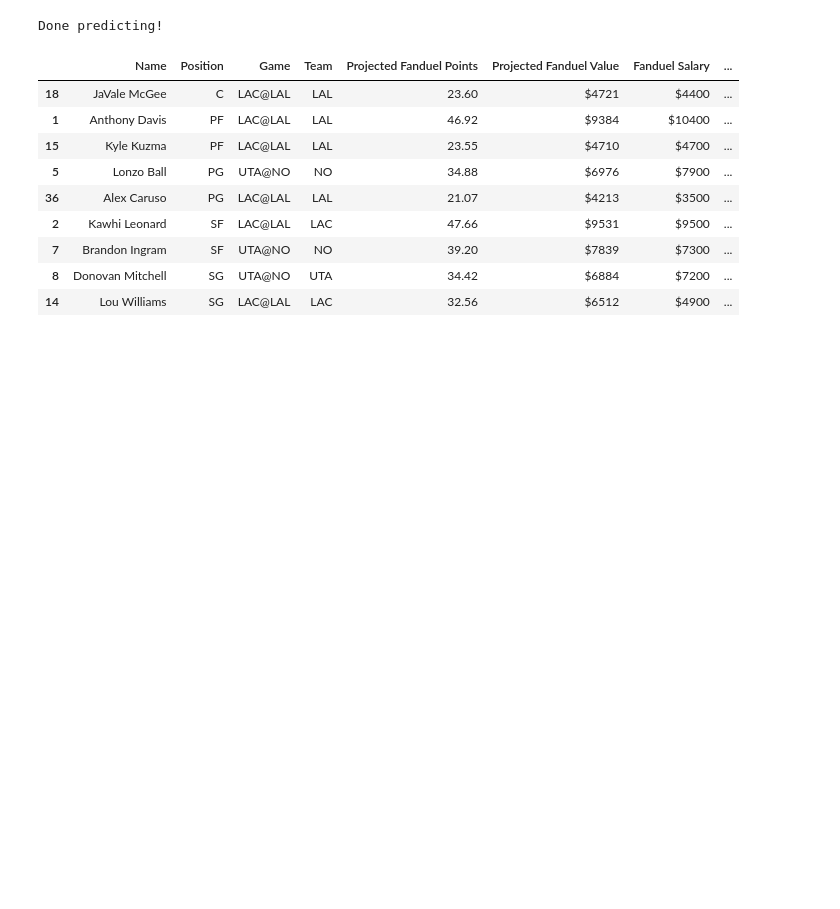
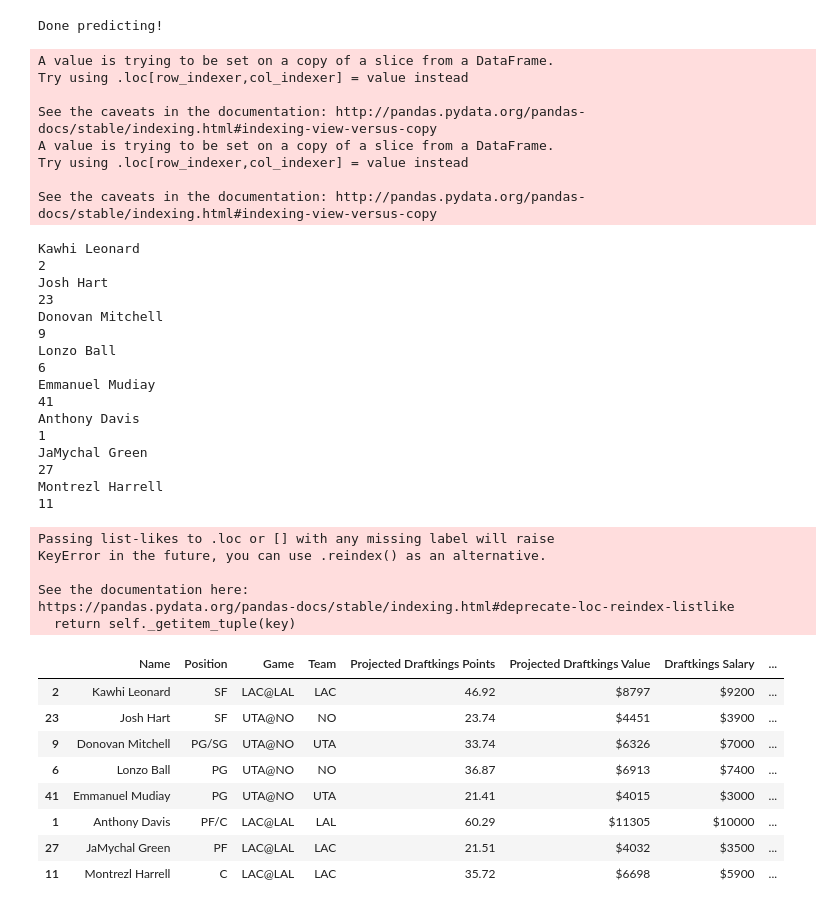
Before and after one commit to Shaviv-Hoffman-Lowitz/Sports-Analytics-Group-at-Berkeley-Machine-Learning-Project, a Jupyter notebook: final_model.ipynb, the cells around one changed output. Cells and saved outputs as stored; diff of their text form; code cells hidden in the pictures; blank space fills up the shorter version.

```diff
--- a/final_model.ipynb
+++ b/final_model.ipynb
@@ -709,7 +811,7 @@ def optimal_lineup_fanduel_games(game_date, predictions, fanduel_csv, players_ou
         if predictions.loc[i, "name"] in difficult_names_map_fanduel.keys():
             n = predictions.loc[i, "name"]
             predictions.loc[i, "name"] = difficult_names_map_fanduel[n]
-    fanduel_data_with_predictions = fanduel_data.merge(predictions, left_on = "Nickname", right_on = "name").fillna("")
+    fanduel_data_with_predictions = fanduel_data.merge(predictions, left_on = "Nickname", right_on = "name").fillna(" ")
     fanduel_data_with_predictions["FPPG"] = fanduel_data_with_predictions["FPPG"].round(2)
     fanduel_data_with_predictions["Value above Market Value"] = fanduel_data_with_predictions["projected_value"] - fanduel_data_with_predictions["Salary"]
     fanduel_data_with_predictions["Value above Market Value"] = np.where(fanduel_data_with_predictions["Value above Market Value"] < 0, '-$' + fanduel_data_with_predictions["Value above Market Value"].astype(str).str[1:], '$' + fanduel_data_with_predictions["Value above Market Value"].astype(str))
@@ -725,12 +827,12 @@ def optimal_lineup_fanduel_games(game_date, predictions, fanduel_csv, players_ou
     data_to_feed = pd.DataFrame(data = {'players': players, 'positions': positions, 'values': values, 'costs': costs})
     optimal_lineup = [n.replace("_", " ") for n in generate_optimal_lineup(players, positions, values, costs, 60000)]
     for i in range(len(optimal_lineup)):
-        if optimal_lineup[i] in ["Kentavious Caldwell Pope"]:
-            optimal_lineup[i] = "Kentavious Caldwell-Pope"
+        if optimal_lineup[i] in punctuation_names.keys():
+            optimal_lineup[i] = punctuation_names[optimal_lineup[i]]
     fanduel_data_with_predictions_injuries["projected_value"] = ['$' + str(s) for s in fanduel_data_with_predictions_injuries["projected_value"]]
     fanduel_data_with_predictions_injuries["Salary"] = ['$' + str(s) for s in fanduel_data_with_predictions_injuries["Salary"]]
     projs_in_optimal = [(fanduel_data_with_predictions_injuries.loc[i, "Nickname"] in optimal_lineup) for i in fanduel_data_with_predictions_injuries.index]
-    lineup_return = fanduel_data_with_predictions_injuries[projs_in_optimal].sort_values(by=["Position"])
+    lineup_return = fanduel_data_with_predictions_injuries[projs_in_optimal].sort_values(by=["Position"], ascending = False)
     lineup_return = lineup_return.loc[:, ["Nickname", "Position", "Game", "Team", 'projected_points', 'projected_value', "Salary", "Value above Market Value", 'projected_points_draftkings', 'projected_value_draftkings', "FPPG", '10_game_average', '3_game_average', "Injury Indicator", "Injury Details", "minutes", "made_two_point_field_goals", 'made_three_point_field_goals',
        'made_free_throws', 'rebounds', 'assists', 'blocks', 'steals', 'turnovers','hot', 'cold']]
     lineup_return.columns = ["Name", "Position", "Game", "Team", 'Projected Fanduel Points', 'Projected Fanduel Value', "Fanduel Salary",  "Value above Fanduel Value", 'Projected Draftkings Points', 'Projected Draftkings Value', "FPPG (Fanduel)", '10 Game Average (Fanduel)', '3 Game Average (Fanduel)', "Injury Indicator", "Injury Details", "Minutes", "2PT FG", '3PT FG',
@@ -774,18 +876,18 @@ def optimal_lineup_draftkings_games(game_date, predictions, draftkings_csv, play
     data_to_feed = pd.DataFrame(data = {'players': players, 'positions': positions_as_lists, 'values': values, 'costs': costs})
     optimal_lineup = [n.replace("_", " ") for n in generate_optimal_lineup_draftkings(players, positions_as_lists, values, costs, 50000)]
     for i in range(len(optimal_lineup)):
-        if optimal_lineup[i] in ["Kentavious Caldwell Pope"]:
-            optimal_lineup[i] = "Kentavious Caldwell-Pope"
+        if optimal_lineup[i] in punctuation_names.keys():
+            optimal_lineup[i] = punctuation_names[optimal_lineup[i]]
     draftkings_data_with_predictions_injuries["projected_value_draftkings"] = ['$' + str(s) for s in draftkings_data_with_predictions_injuries["projected_value_draftkings"]]
     draftkings_data_with_predictions_injuries["Salary"] = ['$' + str(s) for s in draftkings_data_with_predictions_injuries["Salary"]]
     projs_in_optimal = [(draftkings_data_with_predictions_injuries.loc[i, "Name"] in optimal_lineup) for i in draftkings_data_with_predictions_injuries.index]
-    lineup_return = draftkings_data_with_predictions_injuries[projs_in_optimal].sort_values(by=["Position"])
+    lineup_return = draftkings_data_with_predictions_injuries[projs_in_optimal].sort_values(by=["Position"], ascending = False)
     lineup_return = lineup_return.loc[:, ["Name", "Position", "Game Info", "TeamAbbrev", 'projected_points', 'projected_value', 'projected_points_draftkings', 'projected_value_draftkings', "Salary", "Value above Market Value", "AvgPointsPerGame", '10_game_average', '3_game_average', "Injury Indicator", "Injury Details", "minutes", "made_two_point_field_goals", 'made_three_point_field_goals',
-       'made_free_throws', 'rebounds', 'assists', 'blocks', 'steals', 'turnovers','hot', 'cold']].fillna("")
+       'made_free_throws', 'rebounds', 'assists', 'blocks', 'steals', 'turnovers','hot', 'cold']].fillna(" ")
     lineup_return.columns = ["Name", "Position", "Game", "Team", 'Projected Fanduel Points', 'Projected Fanduel Value', 'Projected Draftkings Points', 'Projected Draftkings Value', "Draftkings Salary", "Value above Draftkings Value", "FPPG", '10 Game Average (Fanduel)', '3 Game Average (Fanduel)', "Injury Indicator", "Injury Details", "Minutes", "2PT FG", '3PT FG',
        'FTM', 'Rebounds', 'Assists', 'Blocks', 'Steals', 'Turnovers','Hot', 'Cold']
     csv_return = draftkings_data_with_predictions.loc[:, ["Name", "Position", "Salary", "Game Info", "TeamAbbrev", 'projected_points', 'projected_value', "Value above Market Value", 'projected_points_draftkings', 'projected_value_draftkings', "AvgPointsPerGame", '10_game_average', '3_game_average', "Injury Indicator", "Injury Details", "minutes", "made_two_point_field_goals", 'made_three_point_field_goals',
-       'made_free_throws', 'rebounds', 'assists', 'blocks', 'steals', 'turnovers', "Opponent Defensive Rank vs Position", 'hot', 'cold']].fillna("")
+       'made_free_throws', 'rebounds', 'assists', 'blocks', 'steals', 'turnovers', "Opponent Defensive Rank vs Position", 'hot', 'cold']].fillna(" ")
     csv_return.columns = ["Name", "Position", "Salary", "Game", "Team", 'Projected Fanduel Points', 'Projected Fanduel Value', "Value above Fanduel Value", 'Projected Draftkings Points', 'Projected Draftkings Value', "FPPG", '10 Game Average (Fanduel)', '3 Game Average (Fanduel)', "Injury Indicator", "Injury Details", "Minutes", "2PT FG", '3PT FG',
        'FTM', 'Rebounds', 'Assists', 'Blocks', 'Steals', 'Turnovers', "Opponent Defensive Rank vs Position", 'Hot', 'Cold']
     csv_return_dfs = csv_return.loc[:, ["Name", "Position", "Salary", "Game", "Team", 'Projected Fanduel Points', 'Projected Fanduel Value', "Value above Fanduel Value", 'Projected Draftkings Points', 'Projected Draftkings Value', "FPPG", '10 Game Average (Fanduel)', '3 Game Average (Fanduel)', "Opponent Defensive Rank vs Position", "Injury Indicator", "Injury Details", 'Hot', 'Cold']]
@@ -793,47 +895,81 @@ def optimal_lineup_draftkings_games(game_date, predictions, draftkings_csv, play
        'FTM', 'Rebounds', 'Assists', 'Blocks', 'Steals', 'Turnovers', "Opponent Defensive Rank vs Position", "Injury Indicator", "Injury Details"]]
     lineup_return = lineup_return.loc[:, ["Name", "Position", "Game", "Team", 'Projected Draftkings Points', 'Projected Draftkings Value', "Draftkings Salary", "Value above Draftkings Value", "FPPG", "Injury Indicator", "Injury Details", 'Hot', 'Cold']]
 
-    fanduel_statlines = pd.read_csv("./AllCSVs/statline_projections_to_display_" + str(game_date.month) + "_" + str(game_date.day) + "_" + str(game_date.year) + ".csv").fillna("")
+    fanduel_statlines = pd.read_csv("./AllCSVs/statline_projections_to_display_" + str(game_date.month) + "_" + str(game_date.day) + "_" + str(game_date.year) + ".csv").fillna(" ")
     injury_indicators = []
     injury_details = []
     for i in lineup_return.index:
         print(lineup_return.loc[i, "Name"])
         for n in fanduel_statlines.index:
             if fanduel_statlines.loc[n, "Name"] == lineup_return.loc[i, "Name"]:
                 print(i)
                 injury_indicators.append(fanduel_statlines.loc[n, "Injury Indicator"])
                 injury_details.append(fanduel_statlines.loc[n, "Injury Details"])
+            elif lineup_return.loc[i, "Name"] in punctuation_names.keys():
+                if punctuation_names[lineup_return.loc[i, "Name"]] == fanduel_statline.loc[n, "Name"]:
+                    print(i)
+                    injury_indicators.append(fanduel_statlines.loc[n, "Injury Indicator"])
+                    injury_details.append(fanduel_statlines.loc[n, "Injury Details"])
     lineup_return["Injury Indicator"] = injury_indicators
     lineup_return["Injury Details"] = injury_details
 
     lineup_return.to_csv("./AllCSVs/optimal_draftkings_lineup_" + str(game_date.month) + "_" + str(game_date.day) + "_" + str(game_date.year) + ".csv")
     return csv_return_dfs, csv_return_projections, lineup_return
 
 preds = pd.read_csv("./AllCSVs/predictions_for_07_30_2020_unplayed.csv")
 preds_1 = pd.read_csv("./AllCSVs/predictions_for_07_31_2020_unplayed.csv")
 
 fd_csv = "./AllCSVs/FanDuel-NBA-2020-07-30-46677-players-list.csv"
 fd_csv_1 = "./AllCSVs/FanDuel-NBA-2020-07-31-46839-players-list.csv"
 
 dk_csv = "./AllCSVs/DKSalaries_07302020.csv"
 dk_csv_1 = "./AllCSVs/DKSalaries_07312020.csv"
 
 preds310 = pd.read_csv("./AllCSVs/predictions_for_03_10_from_1_19_2020.csv")
 preds309 = pd.read_csv("./AllCSVs/predictions_for_03_09_from_1_19_2020.csv")
 # playerlist730 = pd.read_csv(dk_csv)
 # print(playerlist731[~playerlist731["Name"].isin(preds_1.name)])
 # print(playerlist730[~playerlist730["Name"].isin(preds.name)])
 
-optimal_lineup_fanduel_games(datetime(2020, 7, 30), preds, fd_csv, [])[2]
+optimal_lineup_draftkings_games(datetime(2020, 7, 30), preds, dk_csv, ["Lou Williams", "Zylan Cheatham", "Bojan Bogdanovic", "JJ Redick"])[2]
 # %% [output]
 Done predicting!
+A value is trying to be set on a copy of a slice from a DataFrame.
+Try using .loc[row_indexer,col_indexer] = value instead
+
+See the caveats in the documentation: http://pandas.pydata.org/pandas-docs/stable/indexing.html#indexing-view-versus-copy
+A value is trying to be set on a copy of a slice from a DataFrame.
+Try using .loc[row_indexer,col_indexer] = value instead
+
+See the caveats in the documentation: http://pandas.pydata.org/pandas-docs/stable/indexing.html#indexing-view-versus-copy
+Kawhi Leonard
+2
+Josh Hart
+23
+Donovan Mitchell
+9
+Lonzo Ball
+6
+Emmanuel Mudiay
+41
+Anthony Davis
+1
+JaMychal Green
+27
+Montrezl Harrell
+11
+Passing list-likes to .loc or [] with any missing label will raise
+KeyError in the future, you can use .reindex() as an alternative.
+
+See the documentation here:
+https://pandas.pydata.org/pandas-docs/stable/indexing.html#deprecate-loc-reindex-listlike
+  return self._getitem_tuple(key)
-|  | Name | Position | Game | Team | Projected Fanduel Points | Projected Fanduel Value | Fanduel Salary | ... |
-| 18 | JaVale McGee | C | LAC@LAL | LAL | 23.60 | $4721 | $4400 | ... |
-| 1 | Anthony Davis | PF | LAC@LAL | LAL | 46.92 | $9384 | $10400 | ... |
-| 15 | Kyle Kuzma | PF | LAC@LAL | LAL | 23.55 | $4710 | $4700 | ... |
-| 5 | Lonzo Ball | PG | UTA@NO | NO | 34.88 | $6976 | $7900 | ... |
-| 36 | Alex Caruso | PG | LAC@LAL | LAL | 21.07 | $4213 | $3500 | ... |
-| 2 | Kawhi Leonard | SF | LAC@LAL | LAC | 47.66 | $9531 | $9500 | ... |
-| 7 | Brandon Ingram | SF | UTA@NO | NO | 39.20 | $7839 | $7300 | ... |
-| 8 | Donovan Mitchell | SG | UTA@NO | UTA | 34.42 | $6884 | $7200 | ... |
-| 14 | Lou Williams | SG | LAC@LAL | LAC | 32.56 | $6512 | $4900 | ... |
+|  | Name | Position | Game | Team | Projected Draftkings Points | Projected Draftkings Value | Draftkings Salary | ... |
+| 2 | Kawhi Leonard | SF | LAC@LAL | LAC | 46.92 | $8797 | $9200 | ... |
+| 23 | Josh Hart | SF | UTA@NO | NO | 23.74 | $4451 | $3900 | ... |
+| 9 | Donovan Mitchell | PG/SG | UTA@NO | UTA | 33.74 | $6326 | $7000 | ... |
+| 6 | Lonzo Ball | PG | UTA@NO | NO | 36.87 | $6913 | $7400 | ... |
+| 41 | Emmanuel Mudiay | PG | UTA@NO | UTA | 21.41 | $4015 | $3000 | ... |
+| 1 | Anthony Davis | PF/C | LAC@LAL | LAL | 60.29 | $11305 | $10000 | ... |
+| 27 | JaMychal Green | PF | LAC@LAL | LAC | 21.51 | $4032 | $3500 | ... |
+| 11 | Montrezl Harrell | C | LAC@LAL | LAC | 35.72 | $6698 | $5900 | ... |
```
Also changed, not shown: parts of 12 cells of this notebook, 10 other files.
